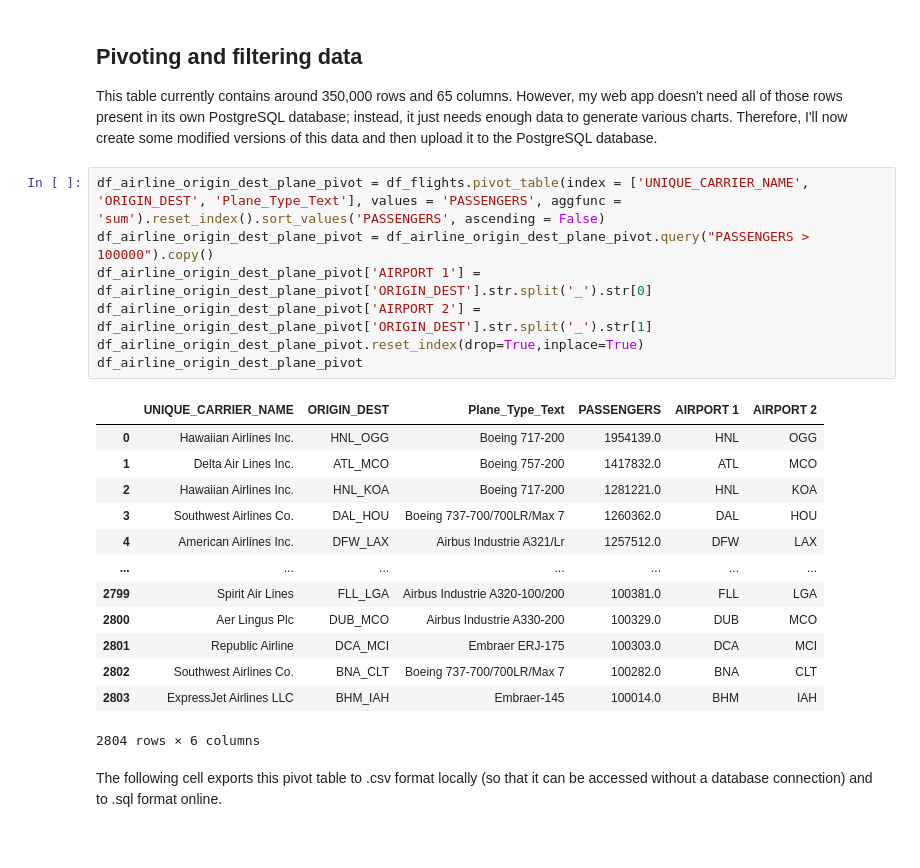
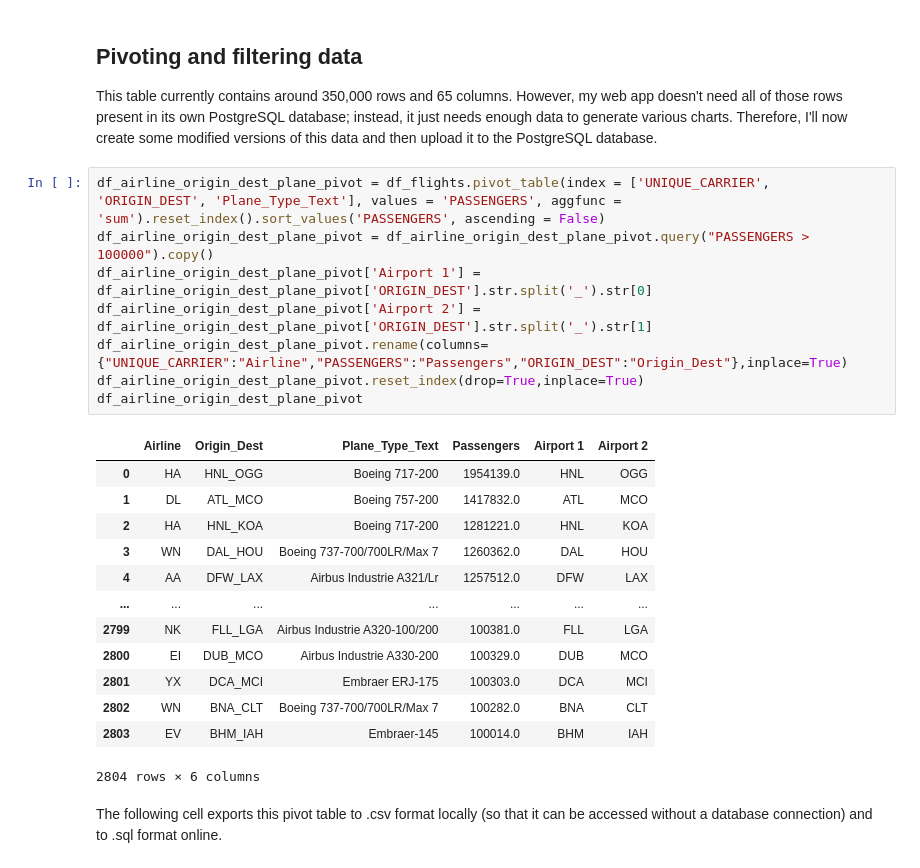
Before and after one commit to kburchfiel/kburchfiel-dash-plotly-demo, a Jupyter notebook: elephantsql_database_builder.ipynb, the cells around one changed output. Drawn from its saved outputs; the diff is of its cells as text.

```diff
--- a/elephantsql_database_builder.ipynb
+++ b/elephantsql_database_builder.ipynb
@@ -55,25 +55,26 @@ df_flights
 
 This table currently contains around 350,000 rows and 65 columns. However, my web app doesn't need all of those rows present in its own PostgreSQL database; instead, it just needs enough data to generate various charts. Therefore, I'll now create some modified versions of this data and then upload it to the PostgreSQL database.
 # %%
-df_airline_origin_dest_plane_pivot = df_flights.pivot_table(index = ['UNIQUE_CARRIER_NAME', 'ORIGIN_DEST', 'Plane_Type_Text'], values = 'PASSENGERS', aggfunc = 'sum').reset_index().sort_values('PASSENGERS', ascending = False)
+df_airline_origin_dest_plane_pivot = df_flights.pivot_table(index = ['UNIQUE_CARRIER', 'ORIGIN_DEST', 'Plane_Type_Text'], values = 'PASSENGERS', aggfunc = 'sum').reset_index().sort_values('PASSENGERS', ascending = False)
 df_airline_origin_dest_plane_pivot = df_airline_origin_dest_plane_pivot.query("PASSENGERS > 100000").copy()
-df_airline_origin_dest_plane_pivot['AIRPORT 1'] = df_airline_origin_dest_plane_pivot['ORIGIN_DEST'].str.split('_').str[0]
-df_airline_origin_dest_plane_pivot['AIRPORT 2'] = df_airline_origin_dest_plane_pivot['ORIGIN_DEST'].str.split('_').str[1]
+df_airline_origin_dest_plane_pivot['Airport 1'] = df_airline_origin_dest_plane_pivot['ORIGIN_DEST'].str.split('_').str[0]
+df_airline_origin_dest_plane_pivot['Airport 2'] = df_airline_origin_dest_plane_pivot['ORIGIN_DEST'].str.split('_').str[1]
+df_airline_origin_dest_plane_pivot.rename(columns={"UNIQUE_CARRIER":"Airline","PASSENGERS":"Passengers","ORIGIN_DEST":"Origin_Dest"},inplace=True)
 df_airline_origin_dest_plane_pivot.reset_index(drop=True,inplace=True)
 df_airline_origin_dest_plane_pivot
 # %% [output]
-|  | UNIQUE_CARRIER_NAME | ORIGIN_DEST | Plane_Type_Text | PASSENGERS | AIRPORT 1 | AIRPORT 2 |
-| 0 | Hawaiian Airlines Inc. | HNL_OGG | Boeing 717-200 | 1954139.0 | HNL | OGG |
-| 1 | Delta Air Lines Inc. | ATL_MCO | Boeing 757-200 | 1417832.0 | ATL | MCO |
-| 2 | Hawaiian Airlines Inc. | HNL_KOA | Boeing 717-200 | 1281221.0 | HNL | KOA |
-| 3 | Southwest Airlines Co. | DAL_HOU | Boeing 737-700/700LR/Max 7 | 1260362.0 | DAL | HOU |
-| 4 | American Airlines Inc. | DFW_LAX | Airbus Industrie A321/Lr | 1257512.0 | DFW | LAX |
+|  | Airline | Origin_Dest | Plane_Type_Text | Passengers | Airport 1 | Airport 2 |
+| 0 | HA | HNL_OGG | Boeing 717-200 | 1954139.0 | HNL | OGG |
+| 1 | DL | ATL_MCO | Boeing 757-200 | 1417832.0 | ATL | MCO |
+| 2 | HA | HNL_KOA | Boeing 717-200 | 1281221.0 | HNL | KOA |
+| 3 | WN | DAL_HOU | Boeing 737-700/700LR/Max 7 | 1260362.0 | DAL | HOU |
+| 4 | AA | DFW_LAX | Airbus Industrie A321/Lr | 1257512.0 | DFW | LAX |
 | ... | ... | ... | ... | ... | ... | ... |
-| 2799 | Spirit Air Lines | FLL_LGA | Airbus Industrie A320-100/200 | 100381.0 | FLL | LGA |
-| 2800 | Aer Lingus Plc | DUB_MCO | Airbus Industrie A330-200 | 100329.0 | DUB | MCO |
-| 2801 | Republic Airline | DCA_MCI | Embraer ERJ-175 | 100303.0 | DCA | MCI |
-| 2802 | Southwest Airlines Co. | BNA_CLT | Boeing 737-700/700LR/Max 7 | 100282.0 | BNA | CLT |
-| 2803 | ExpressJet Airlines LLC | BHM_IAH | Embraer-145 | 100014.0 | BHM | IAH |
+| 2799 | NK | FLL_LGA | Airbus Industrie A320-100/200 | 100381.0 | FLL | LGA |
+| 2800 | EI | DUB_MCO | Airbus Industrie A330-200 | 100329.0 | DUB | MCO |
+| 2801 | YX | DCA_MCI | Embraer ERJ-175 | 100303.0 | DCA | MCI |
+| 2802 | WN | BNA_CLT | Boeing 737-700/700LR/Max 7 | 100282.0 | BNA | CLT |
+| 2803 | EV | BHM_IAH | Embraer-145 | 100014.0 | BHM | IAH |
 2804 rows × 6 columns
 # %% [markdown]
 The following cell exports this pivot table to .csv format locally (so that it can be accessed without a database connection) and to .sql format online.
```
Also changed, not shown: parts of 8 cells of this notebook, 7 other files.
